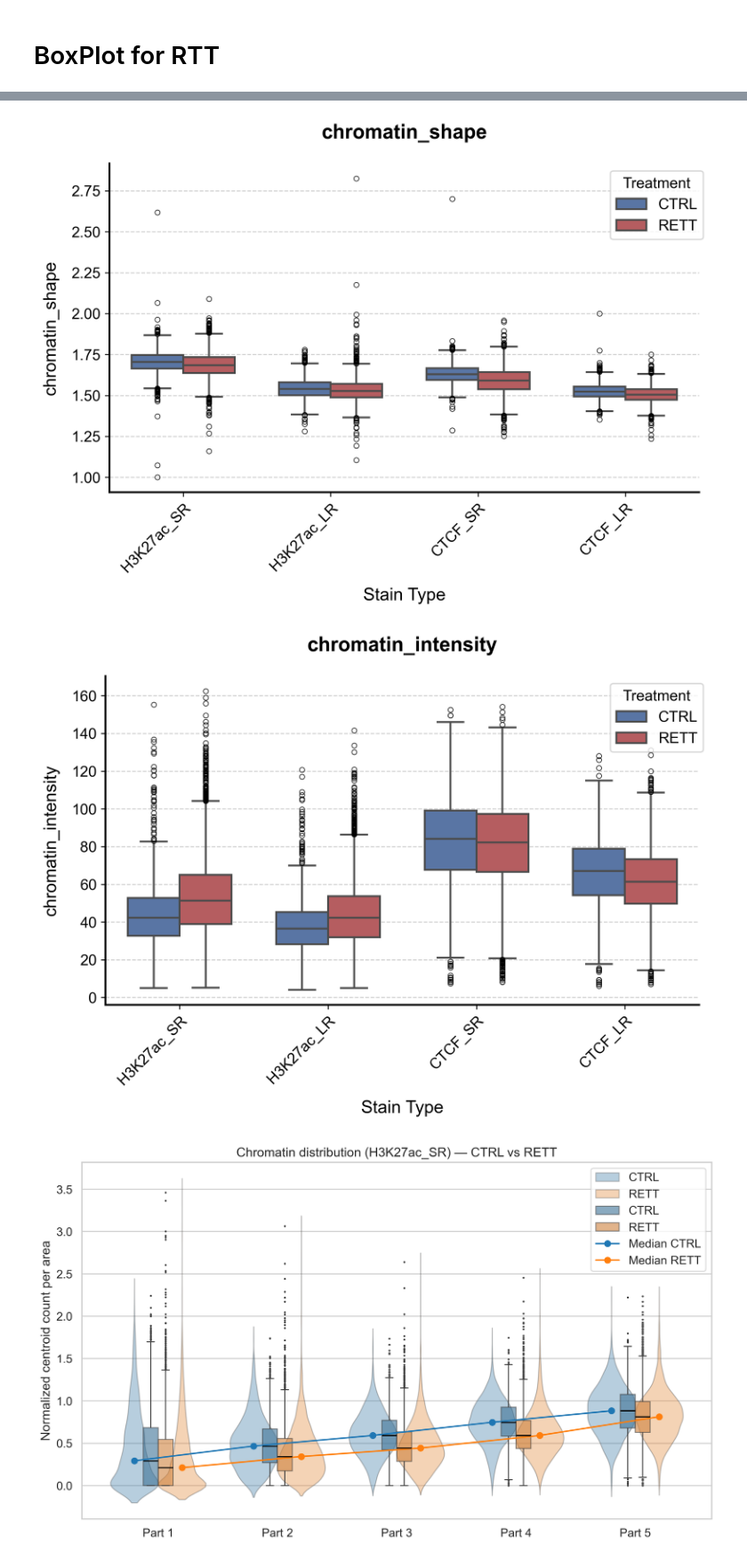
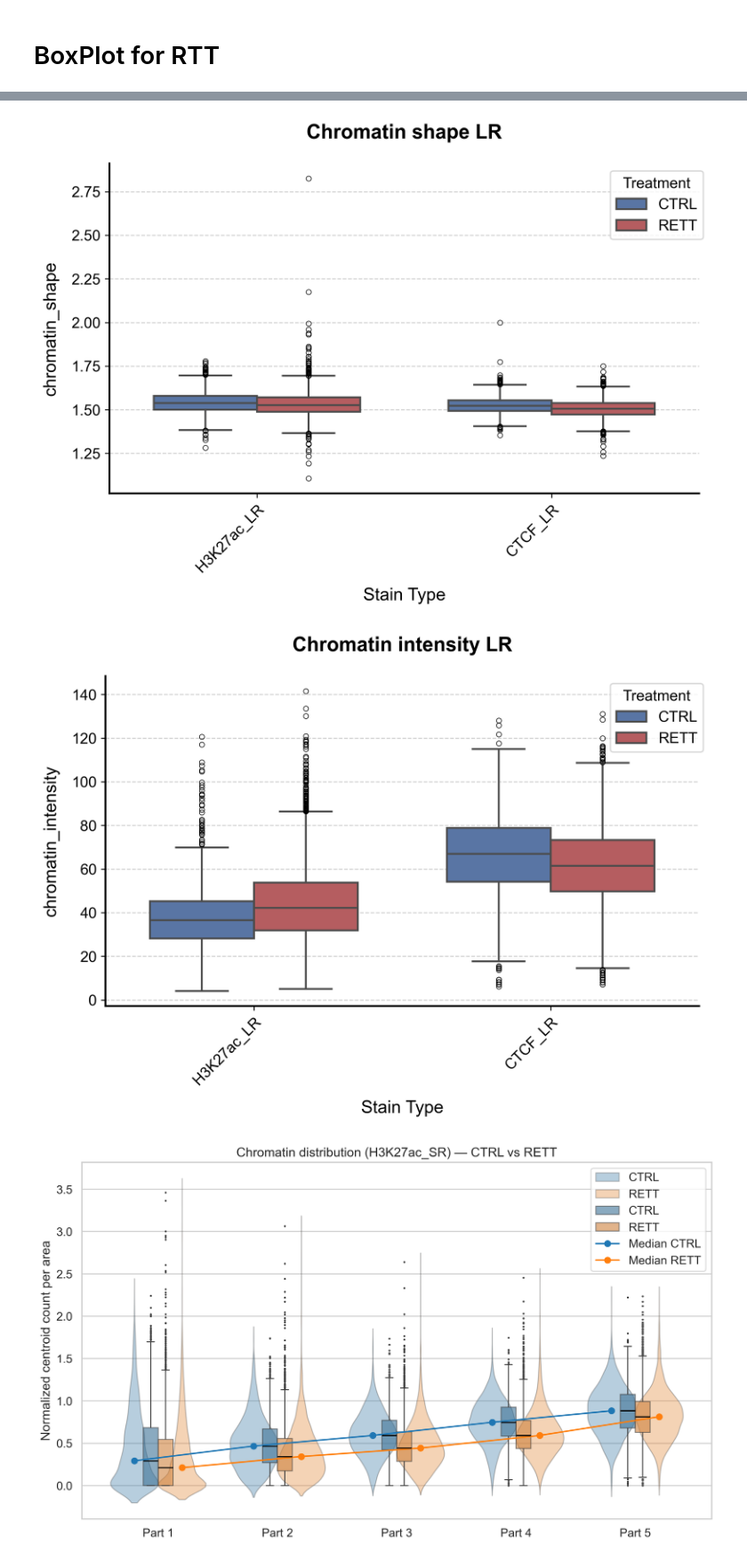
Before and after one commit to dddogwang/Rettsyndrome, a Jupyter notebook: Biomarker/chromatin_features_visualization.ipynb, the cells around one changed output, grey strips where cells are left out. Shown at 89% size. Saved outputs shown, nothing was run; the diff lists cells and outputs as text; code cells hidden in the pictures.

Commit message:
local update plot.ipynb

```diff
--- a/Biomarker/chromatin_features_visualization.ipynb
+++ b/Biomarker/chromatin_features_visualization.ipynb
@@ -16,21 +16,3 @@ from scipy.stats import mannwhitneyu
 from scripts.utils import loadcsv
 # %% [markdown]
 # BoxPlot for RTT
-# %%
-# 创建一个空的 DataFrame 用于存放所有数据
-data_all = pd.DataFrame()
-homepath = "/Users/Alpaca/Desktop/Github/disease_epigenome"
-
-for stain_type in ["H3K27ac", "CTCF"]:
-    for sl in ["SR", "LR"]:
-        loadpath = f"{homepath}/results_RTT/Biomarker/new_results/results_{sl}"
-        loadpath_RETT = f"{loadpath}/RETT_HPS9999_{stain_type}_basic.csv"
-        loadpath_CTRL = f"{loadpath}/CTRL_{stain_type}_basic.csv"
-
-        df_combined, df_RETT, df_CTRL = loadcsv(loadpath_RETT, loadpath_CTRL, rett="RETT")
-
-        df_combined['Stain_Type'] = f"{stain_type}_{sl}"
-
-        data_all = pd.concat([data_all, df_combined])
-
-data_all.head(5)
@@ -143,9 +109,25 @@ def validata_boxplot(data_all, feature, savepath, rett="RETT", ylim=None):
     plt.show()
     plt.close()
 # %%
+# 创建一个空的 DataFrame 用于存放所有数据
+data_all = pd.DataFrame()
+homepath = "/Users/Alpaca/Desktop/Github/disease_epigenome"
+
+data = "LR"
+for stain_type in ["H3K27ac", "CTCF"]:
+    loadpath = f"{homepath}/results_RTT/Biomarker/new_results/results_{data}"
+    loadpath_RETT = f"{loadpath}/RETT_HPS9999_{stain_type}_basic.csv"
+    loadpath_CTRL = f"{loadpath}/CTRL_{stain_type}_basic.csv"
+
+    df_combined, df_RETT, df_CTRL = loadcsv(loadpath_RETT, loadpath_CTRL, rett="RETT")
+    if data=="SR": df_combined['Stain_Type'] = f"{stain_type}"
+    elif data=="LR": df_combined['Stain_Type'] = f"{stain_type}_LR"
+
+    data_all = pd.concat([data_all, df_combined])
+
 savepath = f"{homepath}/results_RTT/Biomarker/results_figures"
 
-title={'chromatin_num':  'Chromatin number',
+savetitle={'chromatin_num':  'Chromatin number',
        'chromatin_area': 'Chromatin area',
        'chromatin_shape':'Chromatin shape',
        'chromatin_intensity':'Chromatin intensity',
@@ -153,5 +135,5 @@ title={'chromatin_num':  'Chromatin number',
       }
 
 for feature in ['chromatin_num', 'chromatin_area', 'chromatin_shape', 'chromatin_intensity']:
-    validata_boxplot(data_all, feature, savepath)
+    validata_boxplot(data_all, feature, savepath, rett="RETT", data=data)
 # %% [output]
@@ -160,5 +142,5 @@ for feature in ['chromatin_num', 'chromatin_area', 'chromatin_shape', 'chromatin
-[figure, old version]
+[figure, new version]
-[figure, old version]
+[figure, new version]
 # %%
 def chromatin_distribution_plot(data_all:pd.DataFrame, stain_type:str, savepath:str, rett="RETT") -> None:
 
```
Also changed, not shown: parts of 5 cells of this notebook, 1 other file.
